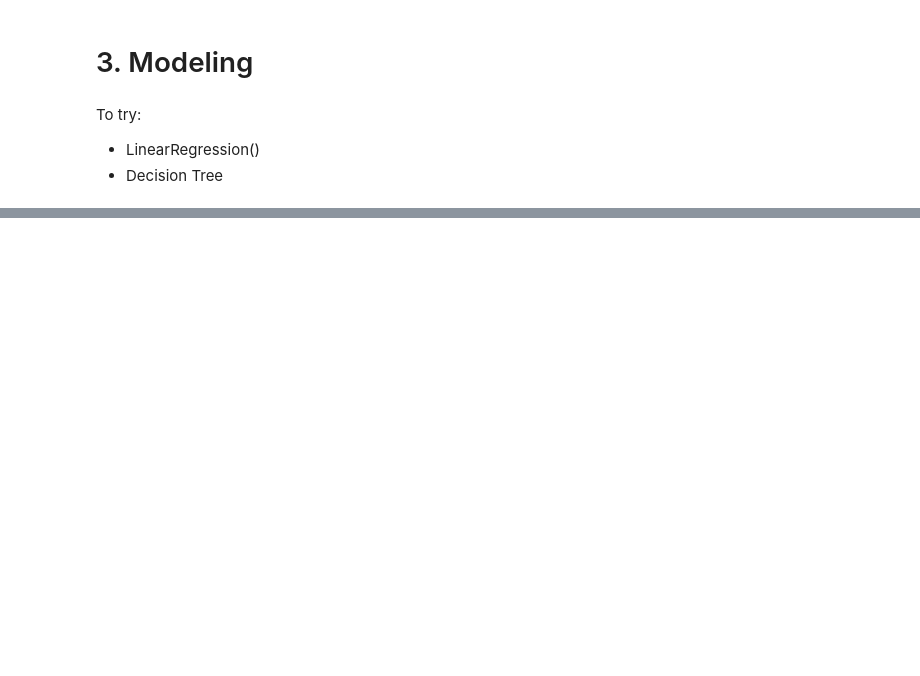
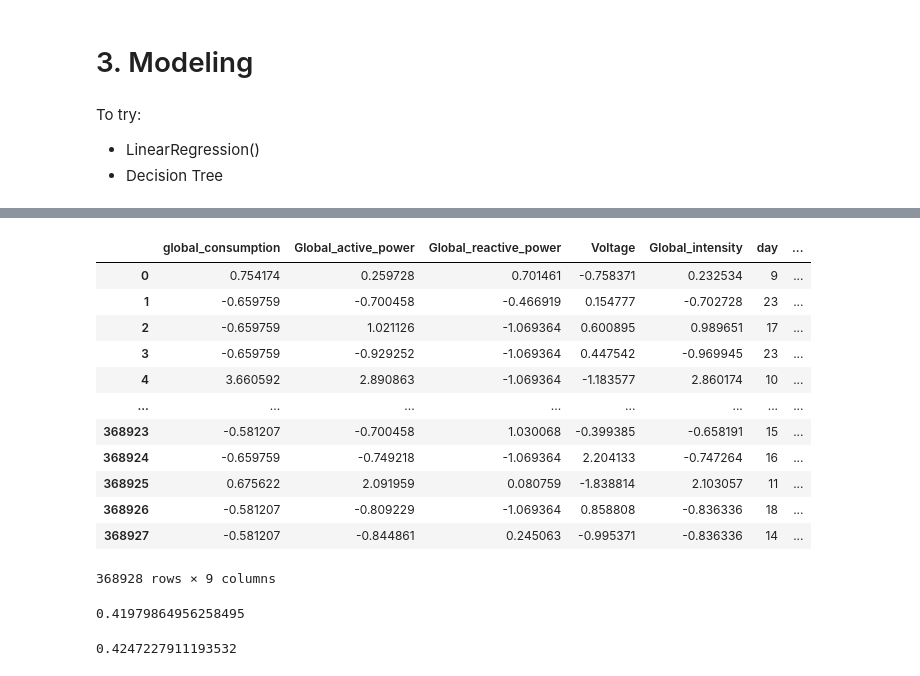
Before and after one commit to charlgd/electricity-decipherer, a Jupyter notebook: notebooks/charlgd_simple_regression.ipynb, the cells around one changed output, grey strips where cells are left out. Cells and saved outputs as stored; diff of their text form; code cells hidden in the pictures; blank space fills up the shorter version.

Commit message:
trained linear models

```diff
--- a/notebooks/charlgd_simple_regression.ipynb
+++ b/notebooks/charlgd_simple_regression.ipynb
@@ -325,0 +441,15 @@ To try:
+# %%
+#create new features from datetime
+X_train_scaled['month'] = X_train_scaled.datetime.dt.month
+X_train_scaled['day'] = X_train_scaled.datetime.dt.day
+X_train_scaled['hour'] = X_train_scaled.datetime.dt.hour
+X_train_scaled['minute'] = X_train_scaled.datetime.dt.minute
+X_train_scaled['second'] = X_train_scaled.datetime.dt.second
+
+X_test_scaled['month'] = X_test_scaled.datetime.dt.month
+X_test_scaled['day'] = X_test_scaled.datetime.dt.day
+X_test_scaled['hour'] = X_test_scaled.datetime.dt.hour
+X_test_scaled['minute'] = X_test_scaled.datetime.dt.minute
+X_test_scaled['second'] = X_test_scaled.datetime.dt.second
+
+X_train_scaled.head()
@@ -325,0 +463,9 @@ To try:
+# %%
+#apply cosine to month
+X_train_scaled['month_cos'] = np.cos(X_train_scaled.month*(2.*np.pi/12))
+X_train_scaled['month_sin'] = np.sin(X_train_scaled.month*(2.*np.pi/12))
+
+X_test_scaled['month_cos'] = np.cos(X_test_scaled.month*(2.*np.pi/12))
+X_test_scaled['month_sin'] = np.sin(X_test_scaled.month*(2.*np.pi/12))
+
+X_train_scaled.head()
@@ -325,0 +479,6 @@ To try:
+# %%
+#convert day column to weekday
+X_train_scaled['weekday'] = X_train_scaled.datetime.dt.weekday
+X_test_scaled['weekday'] = X_test_scaled.datetime.dt.weekday
+
+X_train_scaled.head()
@@ -325,0 +492,6 @@ To try:
+# %%
+#discard month, hour minute second columns
+X_train_scaled = X_train_scaled.drop(['month', 'hour', 'minute', 'second'], axis=1)
+X_test_scaled = X_test_scaled.drop(['month', 'hour', 'minute', 'second'], axis=1)
+
+X_train_scaled.head()
@@ -325,0 +505,40 @@ To try:
+# %%
+X_train_scaled.drop('datetime', axis=1)
+# %% [output]
+|  | global_consumption | Global_active_power | Global_reactive_power | Voltage | Global_intensity | day | ... |
+| 0 | 0.754174 | 0.259728 | 0.701461 | -0.758371 | 0.232534 | 9 | ... |
+| 1 | -0.659759 | -0.700458 | -0.466919 | 0.154777 | -0.702728 | 23 | ... |
+| 2 | -0.659759 | 1.021126 | -1.069364 | 0.600895 | 0.989651 | 17 | ... |
+| 3 | -0.659759 | -0.929252 | -1.069364 | 0.447542 | -0.969945 | 23 | ... |
+| 4 | 3.660592 | 2.890863 | -1.069364 | -1.183577 | 2.860174 | 10 | ... |
+| ... | ... | ... | ... | ... | ... | ... | ... |
+| 368923 | -0.581207 | -0.700458 | 1.030068 | -0.399385 | -0.658191 | 15 | ... |
+| 368924 | -0.659759 | -0.749218 | -1.069364 | 2.204133 | -0.747264 | 16 | ... |
+| 368925 | 0.675622 | 2.091959 | 0.080759 | -1.838814 | 2.103057 | 11 | ... |
+| 368926 | -0.581207 | -0.809229 | -1.069364 | 0.858808 | -0.836336 | 18 | ... |
+| 368927 | -0.581207 | -0.844861 | 0.245063 | -0.995371 | -0.836336 | 14 | ... |
+368928 rows × 9 columns
+# %%
+#make a new linear regression
+lreg = LinearRegression()
+
+# Train the model using the training sets without datetime
+lreg.fit(X_train_scaled.drop('datetime', axis=1), y_train)
+
+#score
+lreg.score(X_test_scaled.drop('datetime', axis=1), y_test)
+# %% [output]
+0.41979864956258495
+# %%
+#do a decision tree and print score
+from sklearn.tree import DecisionTreeRegressor
+
+dtr = DecisionTreeRegressor()
+
+# Train the model using the training sets without datetime
+dtr.fit(X_train_scaled.drop('datetime', axis=1), y_train)
+
+#score
+dtr.score(X_test_scaled.drop('datetime', axis=1), y_test)
+# %% [output]
+0.4247227911193532
```
Also changed, not shown: parts of 20 cells of this notebook.
